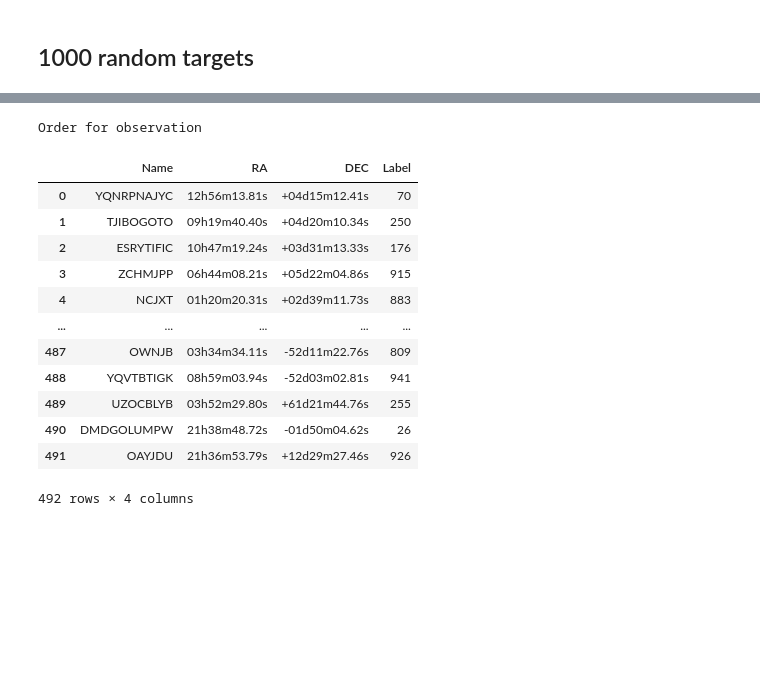
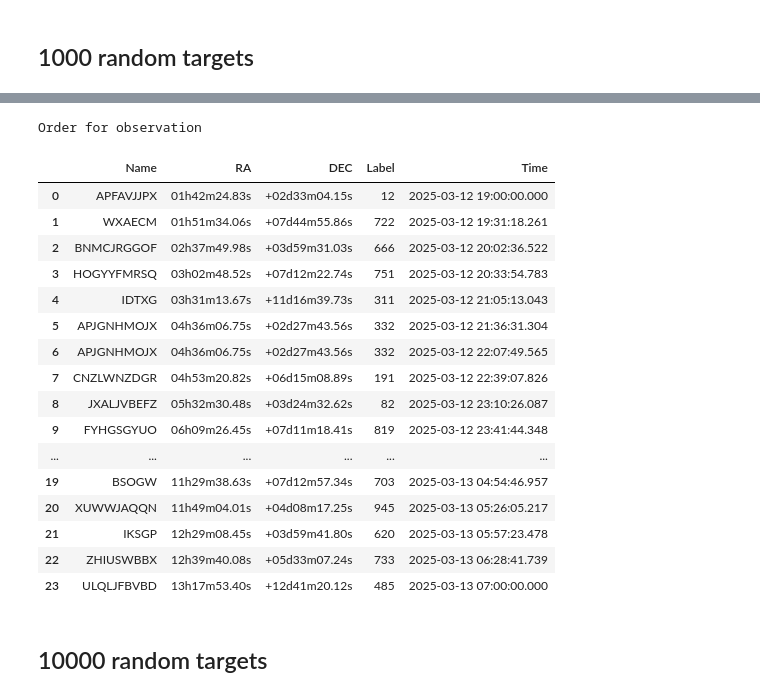
Before and after one commit to ccuellarn/Transient-Operation, a Jupyter notebook: Sketch.ipynb, the cells around one changed output, grey strips where cells are left out. Cells and saved outputs as stored; diff of their text form; code cells hidden in the pictures; blank space fills up the shorter version.

```diff
--- a/Sketch.ipynb
+++ b/Sketch.ipynb
@@ -383,16 +378,18 @@ plt.scatter(order_alerts['RA'][0:20],order_alerts['DEC'][0:20])
 ## 1000 random targets
 # %%
 #Dataframe with random targets
-alerts = random_data(1000)
+alerts1000 = random_data(1000)
 
 #Amount of targets, this is for the labels of graphic
-many = len(alerts) + 1
+many1000 = len(alerts1000) + 1
 
 #Observations with the data
-Data = Observations(observer, alerts, date_i, date_f,timescale,many,limit)
-time = DeltaTime(date_i,date_f,timescale)
-order, observable_alerts, order_alerts,graphic = EstablishLimits(Data,many,time)
+Data1000 = Observations(observer, alerts1000, date_i, date_f,timescale,many1000,limit)
+time1000 = DeltaTime(date_i,date_f,timescale)
+general_time1000 = CreateTime(date_i,date_f,timescale)
+graphic1000 = Graphic(Data1000,many1000,time1000)
+order1000 = OrderLimits(Data1000,many1000,time1000, general_time1000)
 
-alerts
+alerts1000
 # %% [output]
 |  | Name | RA | DEC | Label | Observable | Az | Alt |
@@ -429,18 +408,24 @@ Which are observables
 # %%
 print('Order for observation')
-order_alerts
+order1000
 # %% [output]
 Order for observation
-|  | Name | RA | DEC | Label |
-| 0 | YQNRPNAJYC | 12h56m13.81s | +04d15m12.41s | 70 |
-| 1 | TJIBOGOTO | 09h19m40.40s | +04d20m10.34s | 250 |
-| 2 | ESRYTIFIC | 10h47m19.24s | +03d31m13.33s | 176 |
-| 3 | ZCHMJPP | 06h44m08.21s | +05d22m04.86s | 915 |
-| 4 | NCJXT | 01h20m20.31s | +02d39m11.73s | 883 |
-| ... | ... | ... | ... | ... |
-| 487 | OWNJB | 03h34m34.11s | -52d11m22.76s | 809 |
-| 488 | YQVTBTIGK | 08h59m03.94s | -52d03m02.81s | 941 |
-| 489 | UZOCBLYB | 03h52m29.80s | +61d21m44.76s | 255 |
-| 490 | DMDGOLUMPW | 21h38m48.72s | -01d50m04.62s | 26 |
-| 491 | OAYJDU | 21h36m53.79s | +12d29m27.46s | 926 |
+|  | Name | RA | DEC | Label | Time |
+| 0 | APFAVJJPX | 01h42m24.83s | +02d33m04.15s | 12 | 2025-03-12 19:00:00.000 |
+| 1 | WXAECM | 01h51m34.06s | +07d44m55.86s | 722 | 2025-03-12 19:31:18.261 |
+| 2 | BNMCJRGGOF | 02h37m49.98s | +03d59m31.03s | 666 | 2025-03-12 20:02:36.522 |
+| 3 | HOGYYFMRSQ | 03h02m48.52s | +07d12m22.74s | 751 | 2025-03-12 20:33:54.783 |
+| 4 | IDTXG | 03h31m13.67s | +11d16m39.73s | 311 | 2025-03-12 21:05:13.043 |
+| 5 | APJGNHMOJX | 04h36m06.75s | +02d27m43.56s | 332 | 2025-03-12 21:36:31.304 |
+| 6 | APJGNHMOJX | 04h36m06.75s | +02d27m43.56s | 332 | 2025-03-12 22:07:49.565 |
+| 7 | CNZLWNZDGR | 04h53m20.82s | +06d15m08.89s | 191 | 2025-03-12 22:39:07.826 |
+| 8 | JXALJVBEFZ | 05h32m30.48s | +03d24m32.62s | 82 | 2025-03-12 23:10:26.087 |
+| 9 | FYHGSGYUO | 06h09m26.45s | +07d11m18.41s | 819 | 2025-03-12 23:41:44.348 |
+| ... | ... | ... | ... | ... | ... |
+| 19 | BSOGW | 11h29m38.63s | +07d12m57.34s | 703 | 2025-03-13 04:54:46.957 |
+| 20 | XUWWJAQQN | 11h49m04.01s | +04d08m17.25s | 945 | 2025-03-13 05:26:05.217 |
+| 21 | IKSGP | 12h29m08.45s | +03d59m41.80s | 620 | 2025-03-13 05:57:23.478 |
+| 22 | ZHIUSWBBX | 12h39m40.08s | +05d33m07.24s | 733 | 2025-03-13 06:28:41.739 |
+| 23 | ULQLJFBVBD | 13h17m53.40s | +12d41m20.12s | 485 | 2025-03-13 07:00:00.000 |
-492 rows × 4 columns
+# %% [markdown]
+## 10000 random targets
```
Also changed, not shown: parts of 16 cells of this notebook.
